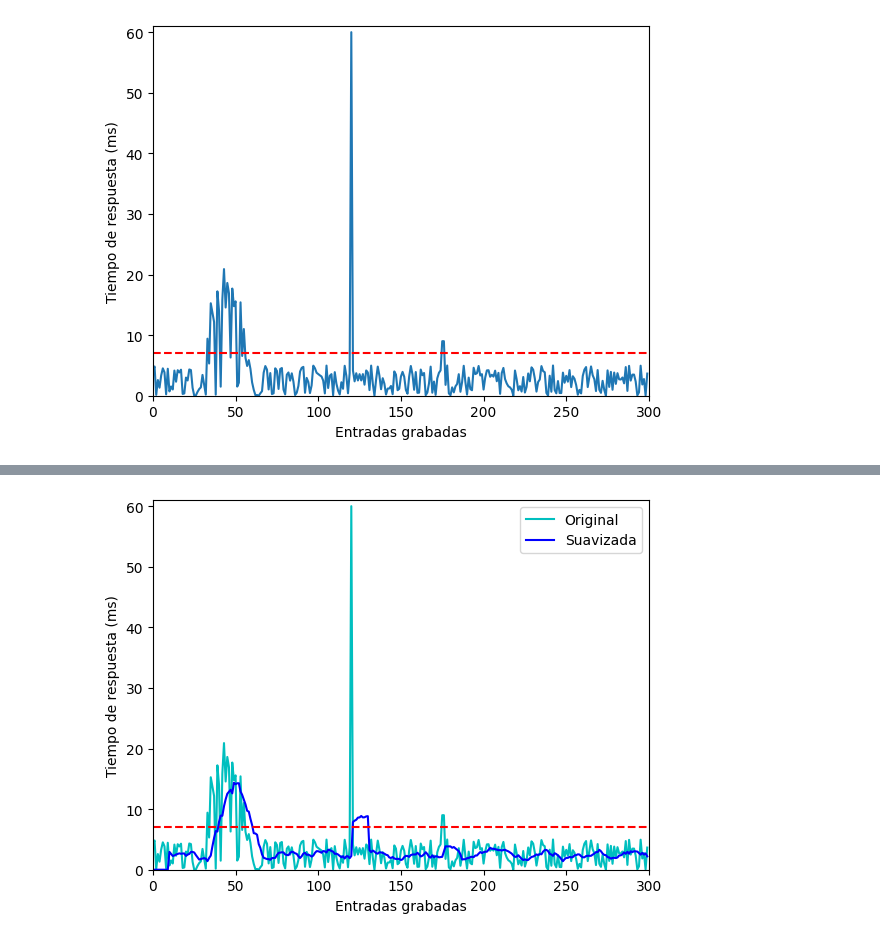
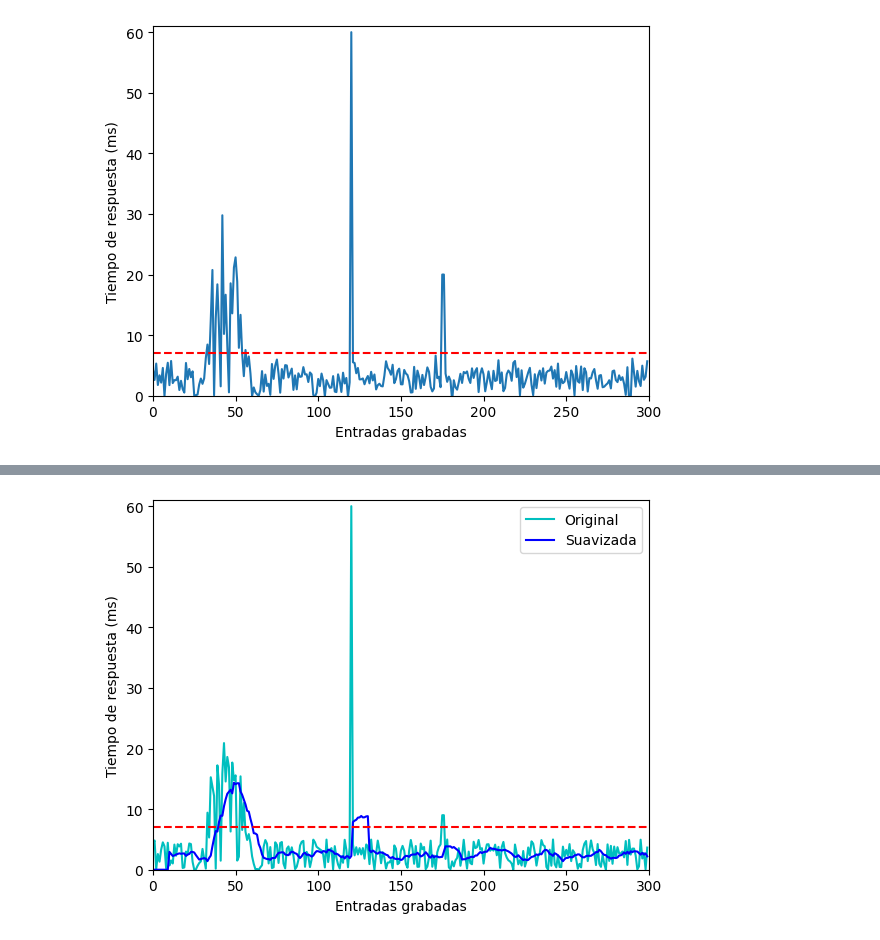
Before and after one commit to juanfonsecasolis/juanfonsecasolis.github.io, a Jupyter notebook: blog/ipynb/JFonseca.suavizadoTraficoServidorWeb.ipynb, the cells around one changed output, grey strips where cells are left out. Drawn from its saved outputs; the diff is of its cells as text; code cells hidden in the pictures.

```diff
--- a/blog/ipynb/JFonseca.suavizadoTraficoServidorWeb.ipynb
+++ b/blog/ipynb/JFonseca.suavizadoTraficoServidorWeb.ipynb
@@ -23,18 +24,21 @@ La técnica de recopilación de bitácoras realizada por el BCCR también es usa
 # %%
 import matplotlib.pylab as plt
 import numpy as np;
+
 N = 300
-x = np.random.rand(N)*5
+mu, sigma = 3, 1.5
+x = np.random.normal(mu, sigma, N)
+
 x[25:65] = np.multiply(x[25:65],6*np.hanning(40))
 x[120] = 60
-x[175:177] = 9
-#figure(figsize=(15, 3), dpi= 150, facecolor='w', edgecolor='k')
+x[175:177] = 20
+
 plt.plot(x)
 plt.xlim([0,N])
 plt.ylim([0,max(x)+1])
 plt.axhline(y=7, color='r', linestyle='--')
 plt.xlabel('Entradas grabadas')
 plt.ylabel('Tiempo de respuesta (ms)')
 plt.show()
 # %% [output]
-[figure, old version]
+[figure, new version]
```
Also changed, not shown: parts of 10 cells of this notebook, 1 other file.
